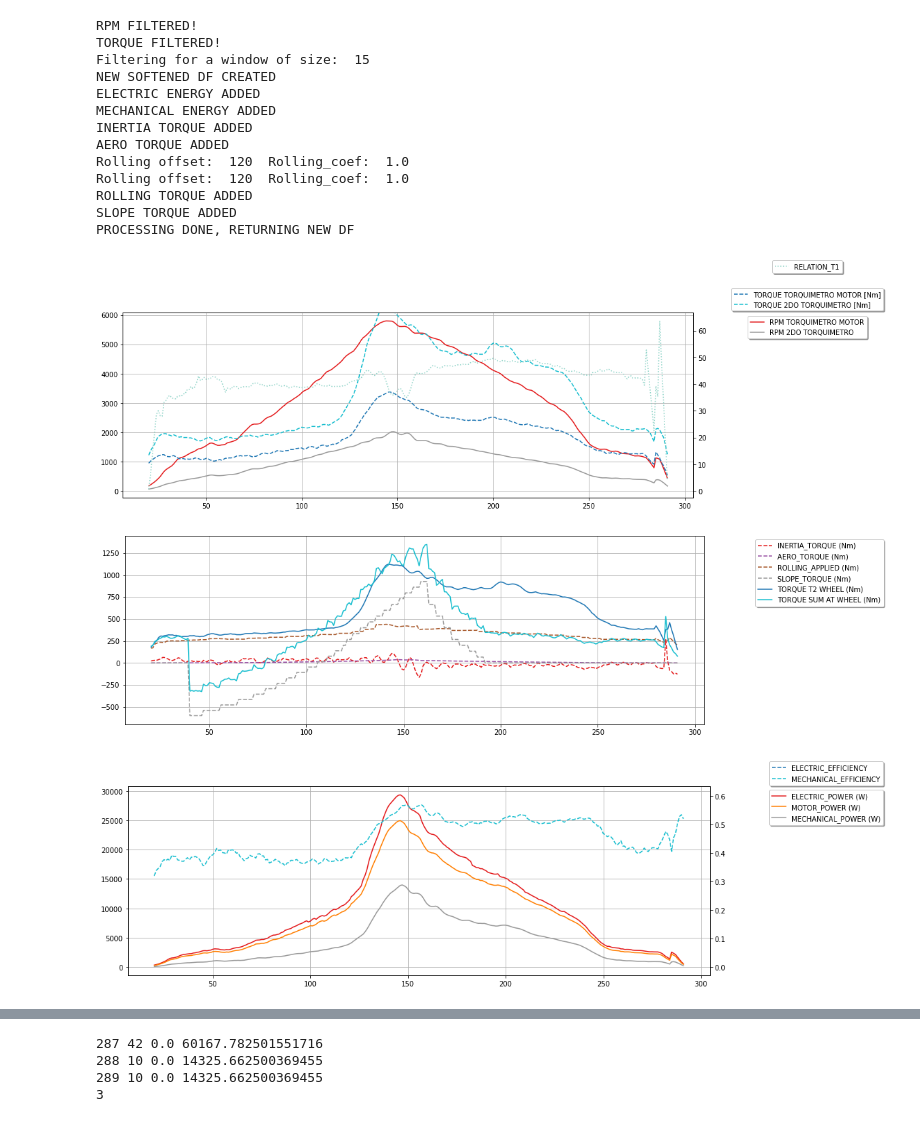
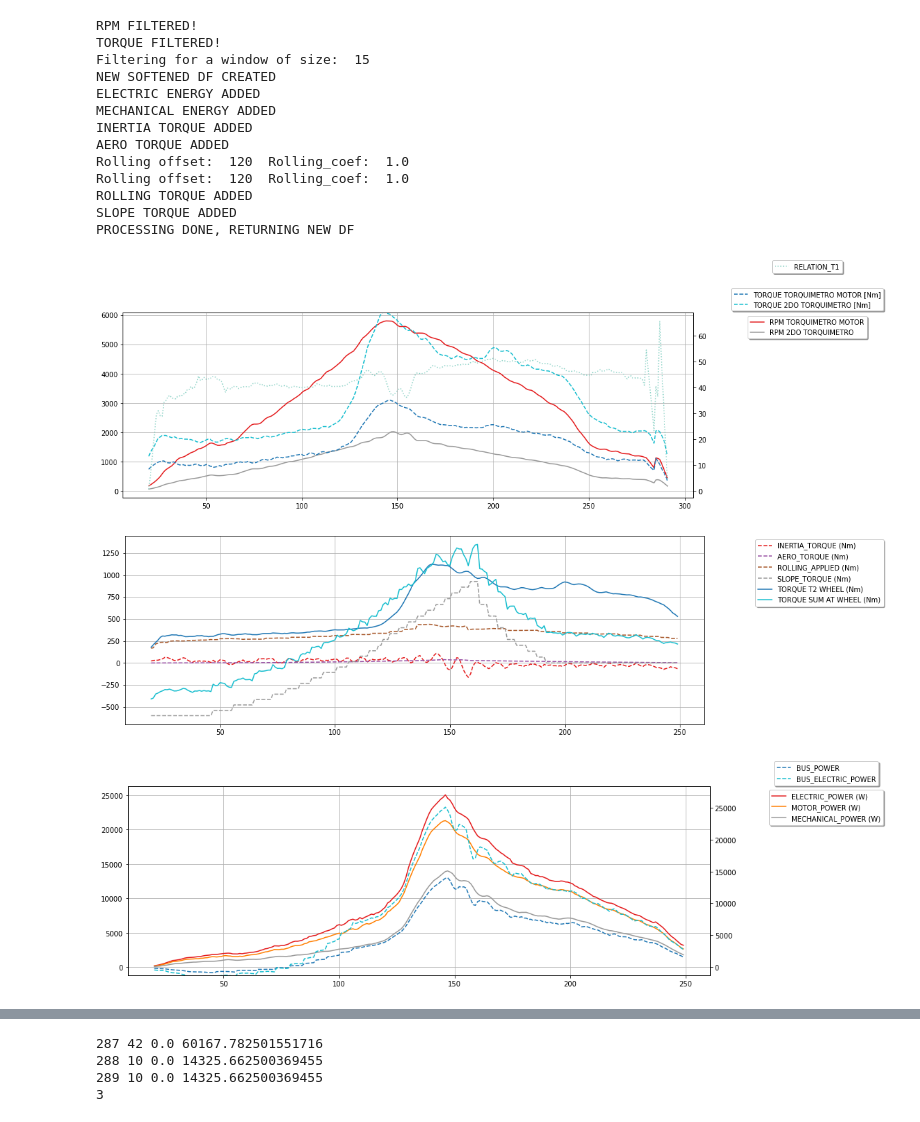
Before and after one commit to DanielSenseAI/transporte, a Jupyter notebook: AnalisisPruebas.ipynb, the cells around one changed output, grey strips where cells are left out. Drawn from its saved outputs; the diff is of its cells as text; code cells hidden in the pictures.

```diff
--- a/AnalisisPruebas.ipynb
+++ b/AnalisisPruebas.ipynb
@@ -149,7 +149,7 @@ def plot_prueba(data, ini = 0, fin = 0, mode = 0, h_size = 15, v_size = 5, label
         ax1.grid(True, which='both')
         ax2 = ax1.twinx()
         ax2.spines['right'].set_position(('axes', 1.0))
-        frame.plot(y=["ELECTRIC_EFFICIENCY", "MECHANICAL_EFFICIENCY"], ax=ax2, figsize=(h_size,v_size), cmap = "tab10", linestyle='dashed')
+        frame.plot(y=["BUS_POWER", "BUS_ELECTRIC_POWER"], ax=ax2, figsize=(h_size,v_size), cmap = "tab10", linestyle='dashed')
         ax2.legend(loc='upper center', bbox_to_anchor=(label_w, label_h + spacing), ncol=1, fancybox=True, shadow=True)
         align_yaxis(ax1, 0, ax2, 0)
 
@@ -257,7 +257,7 @@ def set_slope(frame, mass, r_wheel = 0.38, ini = 0, fin = 0, s_ini = 0, s_fin =
     frame.loc[:,"SLOPE_TORQUE (Nm)"] = 9.81 * mass * np.sin(frame.loc[:,"SLOPE"] * 0.0174533) * r_wheel * (18 / 21) #9.81 * mass * np.sin(frame.loc[:,"SLOPE"])
     torque_at_wheel(frame)
 
-def get_energy(frame):
+def get_power(frame):
     frame["BUS_TORQUE"] = frame["TORQUE T2 WHEEL (Nm)"]
     for i in range(frame.shape[0]):
         if (frame.loc[i,"INERTIA_TORQUE (Nm)"] < 0):
@@ -265,9 +265,16 @@ def get_energy(frame):
         if (frame.loc[i,"SLOPE_TORQUE (Nm)"] < 0):
             frame.loc[i,"BUS_TORQUE"] = frame.loc[i,"BUS_TORQUE"] + frame.loc[i,"SLOPE_TORQUE (Nm)"]
         if (frame.loc[i, "TORQUE SUM AT WHEEL (Nm)"] > 0):
-            frame.loc[i, "BUS_MOTOR_POWER"] = frame.loc[i,"BUS_TORQUE"] * ((frame.loc[i, "VELOCIDAD EN (Km/h)"]+0.0001) / (3.6 * 0.38)) / (frame["MECHANICAL_EFFICIENCY"] * frame["ELECTRICAL_EFFICIENCY"])
+            frame.loc[i, "BUS_ELECTRIC_POWER"] = frame.loc[i,"BUS_TORQUE"] * ((frame.loc[i, "VELOCIDAD EN (Km/h)"]+0.0001) / (3.6 * 0.38)) / (frame.loc[i,"MECHANICAL_EFFICIENCY"] * frame.loc[i,"ELECTRIC_EFFICIENCY"])
+            frame.loc[i, "BUS_POWER"] = frame.loc[i,"BUS_TORQUE"] * ((frame.loc[i, "VELOCIDAD EN (Km/h)"]+0.0001) / (3.6 * 0.38))
         else:
-            frame.loc[i, "BUS_MOTOR_POWER"] = frame.loc[i,"BUS_TORQUE"] * ((frame.loc[i, "VELOCIDAD EN (Km/h)"]+0.0001) / (3.6 * 0.38))
+            frame.loc[i, "BUS_ELECTRIC_POWER"] = frame.loc[i,"BUS_TORQUE"] * ((frame.loc[i, "VELOCIDAD EN (Km/h)"]+0.0001) / (3.6 * 0.38)) / (frame.loc[i,"MECHANICAL_EFFICIENCY"] * frame.loc[i,"ELECTRIC_EFFICIENCY"])
+            frame.loc[i, "BUS_POWER"] = frame.loc[i,"BUS_TORQUE"] * ((frame.loc[i, "VELOCIDAD EN (Km/h)"]+0.0001) / (3.6 * 0.38))
+
+def get_energy(frame):
+    for i in range(frame.shape[0]):
+        frame.loc[i, "DINA_TOTAL_ENERGY"] =
+
 
 def procesa_datos(frame, motor_efficiency, window = 15, offset_roll = 0):
     #Filtros
@@ -364,4 +371,4 @@ PROCESSING DONE, RETURNING NEW DF
 # %%
 plot_prueba(data_f, mode = 0, ini=20, fin = 450)
 # %% [output]
-[figure, old version]
+[figure, new version]
@@ -368,8 +380,8 @@ plot_prueba(data_f, mode = 0, ini=20, fin = 450)
 # %%
-plot_prueba(data_f, mode = 3, ini=20, fin = 450)
+plot_prueba(data_f, mode = 3, ini=20, fin = 250)
 # %% [output]
-[figure, old version]
+[figure, new version]
 # %%
-plot_prueba(data_f, mode = 2, ini=20, fin = 450)
+plot_prueba(data_f, mode = 2, ini=20, fin = 250)
 # %% [output]
-[figure, old version]
+[figure, new version]
```
Also changed, not shown: parts of 3 cells of this notebook.
